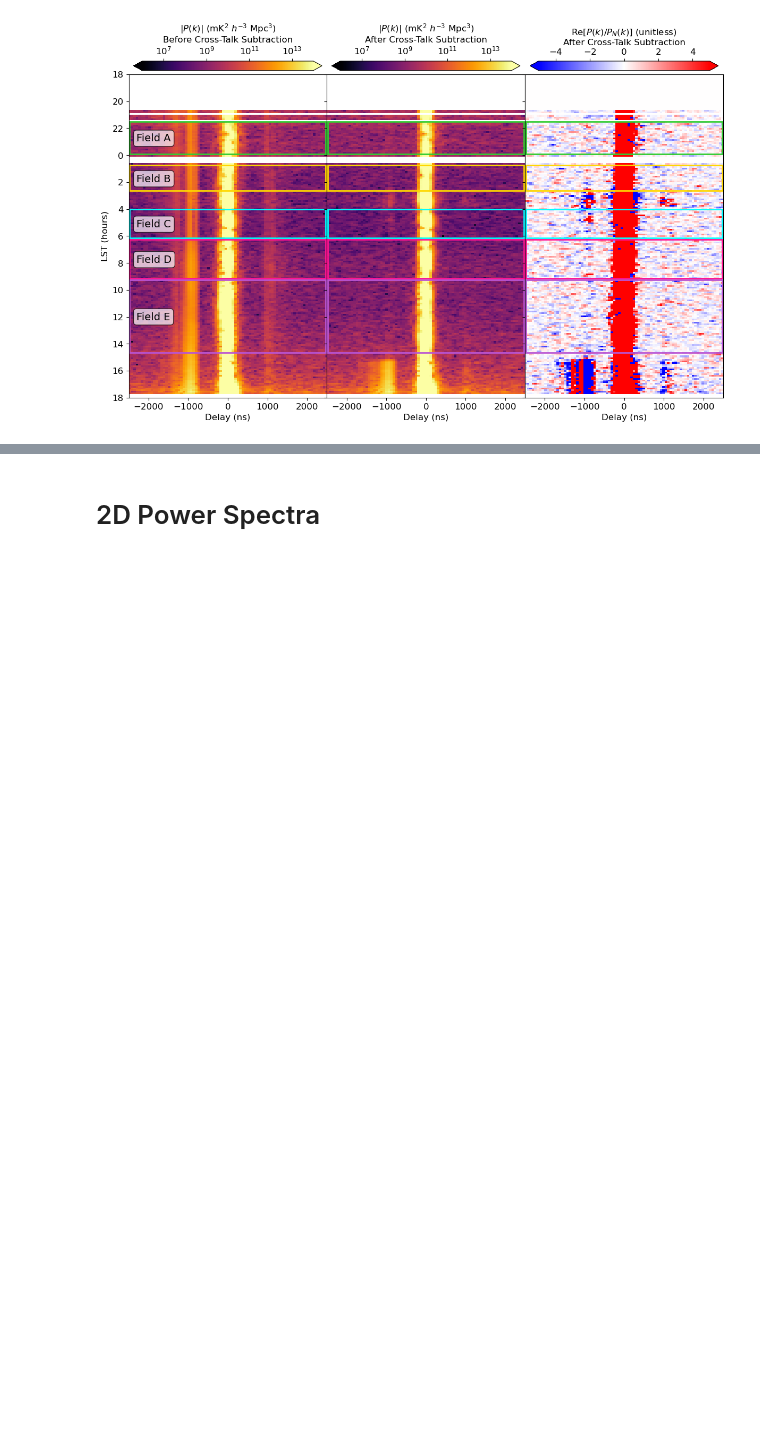
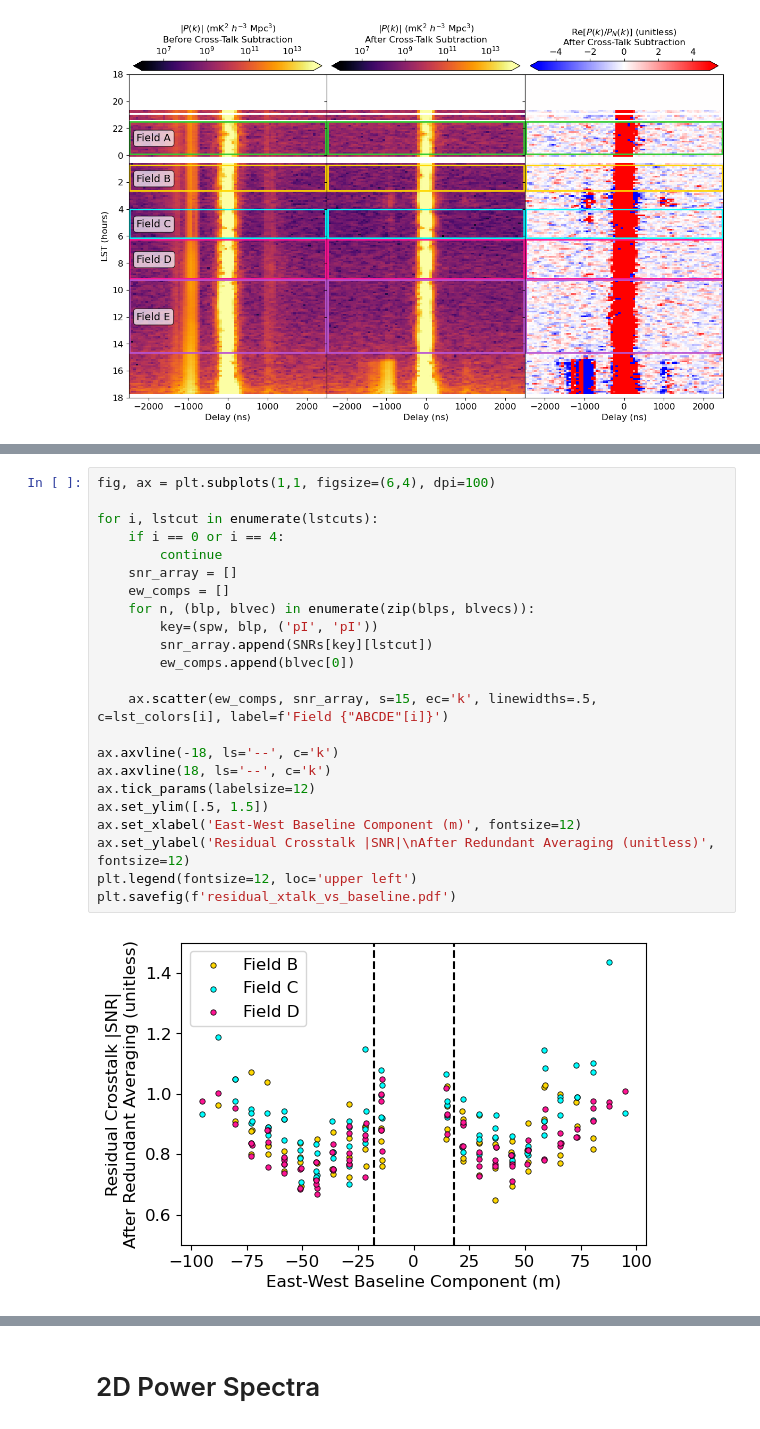
Before and after one commit to HERA-Team/H1C_IDR3_Power_Spectra, a Jupyter notebook: SPOILERS/Paper_Plots/H1C_IDR3_Paper_Plots.ipynb, the cells around one changed output, grey strips where cells are left out. Drawn from its saved outputs; the diff is of its cells as text; blank space fills up the shorter version.

```diff
--- a/SPOILERS/Paper_Plots/H1C_IDR3_Paper_Plots.ipynb
+++ b/SPOILERS/Paper_Plots/H1C_IDR3_Paper_Plots.ipynb
@@ -411,0 +504,25 @@ plt.savefig('power_spectrum_waterfall_with_xtalk_subtraction.png', dpi=300, bbox
+# %%
+fig, ax = plt.subplots(1,1, figsize=(6,4), dpi=100)
+
+for i, lstcut in enumerate(lstcuts):
+    if i == 0 or i == 4:
+        continue
+    snr_array = []
+    ew_comps = []
+    for n, (blp, blvec) in enumerate(zip(blps, blvecs)):
+        key=(spw, blp, ('pI', 'pI'))
+        snr_array.append(SNRs[key][lstcut])
+        ew_comps.append(blvec[0])
+
+    ax.scatter(ew_comps, snr_array, s=15, ec='k', linewidths=.5, c=lst_colors[i], label=f'Field {"ABCDE"[i]}')
+
+ax.axvline(-18, ls='--', c='k')
+ax.axvline(18, ls='--', c='k')
+ax.tick_params(labelsize=12)
+ax.set_ylim([.5, 1.5])
+ax.set_xlabel('East-West Baseline Component (m)', fontsize=12)
+ax.set_ylabel('Residual Crosstalk |SNR|\nAfter Redundant Averaging (unitless)', fontsize=12)
+plt.legend(fontsize=12, loc='upper left')
+plt.savefig(f'residual_xtalk_vs_baseline.pdf')
+# %% [output]
+[figure, added]
```
Also changed, not shown: parts of 9 cells of this notebook, 17 other files.
